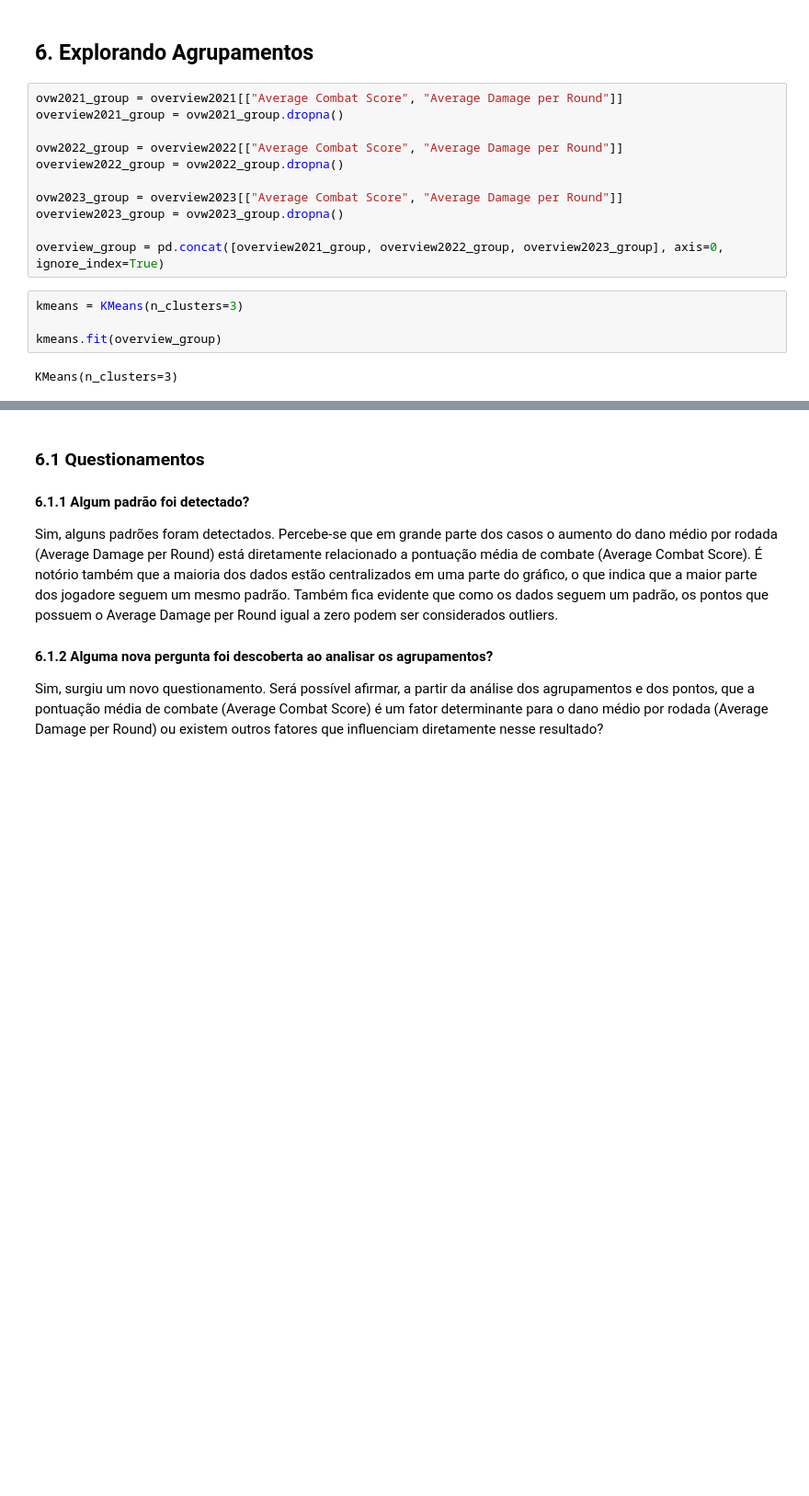
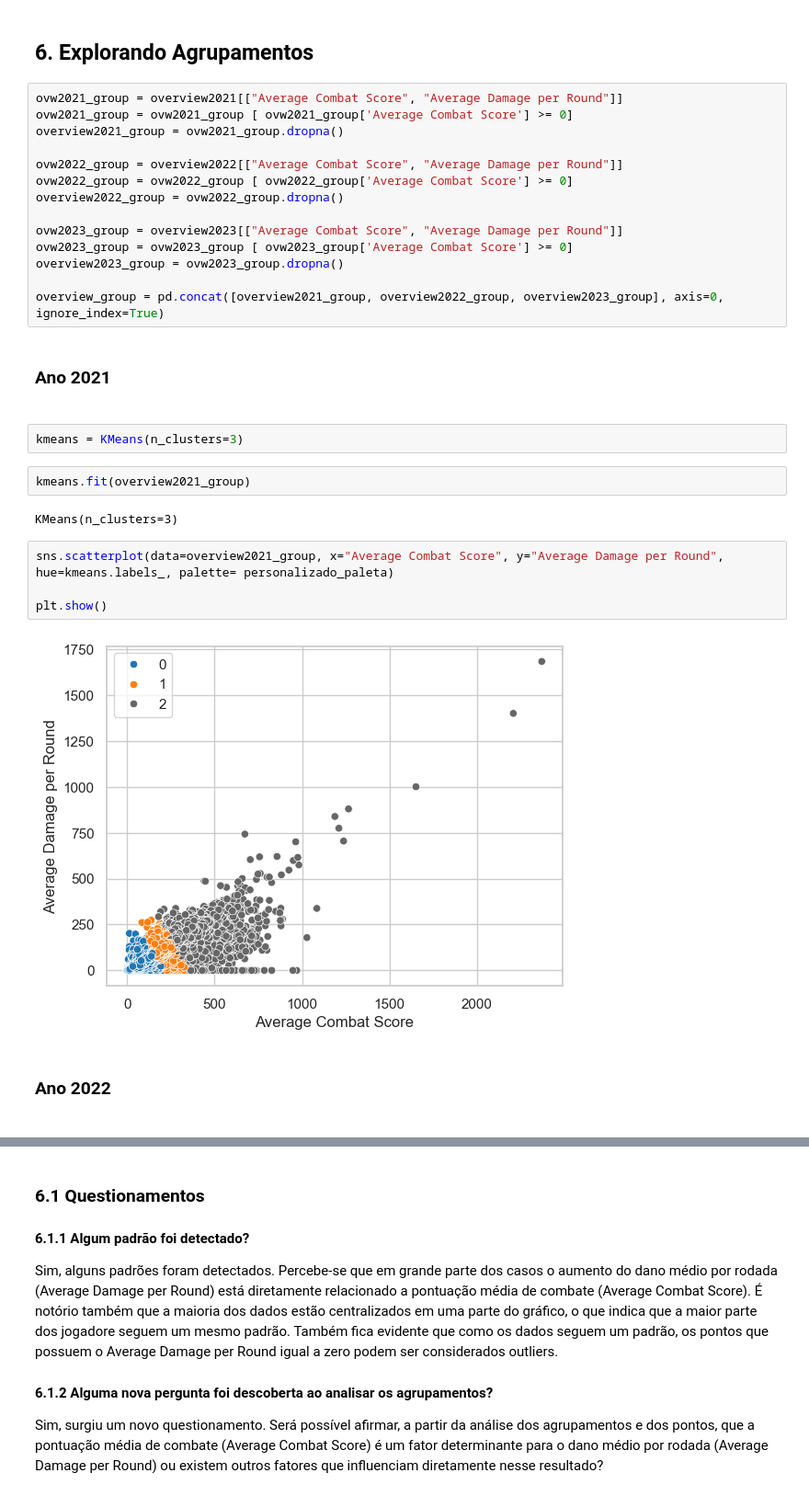
Before and after one commit to PedroLSCabral/Projeto-ICD, a Jupyter notebook: Presentation.ipynb, the cells around one changed output, grey strips where cells are left out. Shown at 92% size. Drawn from its saved outputs; the diff is of its cells as text; blank space fills up the shorter version.

Commit message:
Criando mais KMeans, ajuste nas cores e modificação do arquivo agentes.png

```diff
--- a/Presentation.ipynb
+++ b/Presentation.ipynb
@@ -413,18 +414,31 @@ plt.show()
 <h2>6. Explorando Agrupamentos</h2>
 # %%
 ovw2021_group = overview2021[["Average Combat Score", "Average Damage per Round"]]
+ovw2021_group = ovw2021_group [ ovw2021_group['Average Combat Score'] >= 0]
 overview2021_group = ovw2021_group.dropna()
 
 ovw2022_group = overview2022[["Average Combat Score", "Average Damage per Round"]]
+ovw2022_group = ovw2022_group [ ovw2022_group['Average Combat Score'] >= 0]
 overview2022_group = ovw2022_group.dropna()
 
 ovw2023_group = overview2023[["Average Combat Score", "Average Damage per Round"]]
+ovw2023_group = ovw2023_group [ ovw2023_group['Average Combat Score'] >= 0]
 overview2023_group = ovw2023_group.dropna()
 
 overview_group = pd.concat([overview2021_group, overview2022_group, overview2023_group], axis=0, ignore_index=True)
+# %% [markdown]
+<h3>Ano 2021<h3>
 # %%
 kmeans = KMeans(n_clusters=3)
-
-kmeans.fit(overview_group)
-# %% [output]
-KMeans(n_clusters=3)
+# %%
+kmeans.fit(overview2021_group)
+# %% [output]
+KMeans(n_clusters=3)
+# %%
+sns.scatterplot(data=overview2021_group, x="Average Combat Score", y="Average Damage per Round", hue=kmeans.labels_, palette= personalizado_paleta)
+
+plt.show()
+# %% [output]
+[figure, added]
+# %% [markdown]
+<h3>Ano 2022<h3>
```
Also changed, not shown: parts of 14 cells of this notebook, 2 other files.
